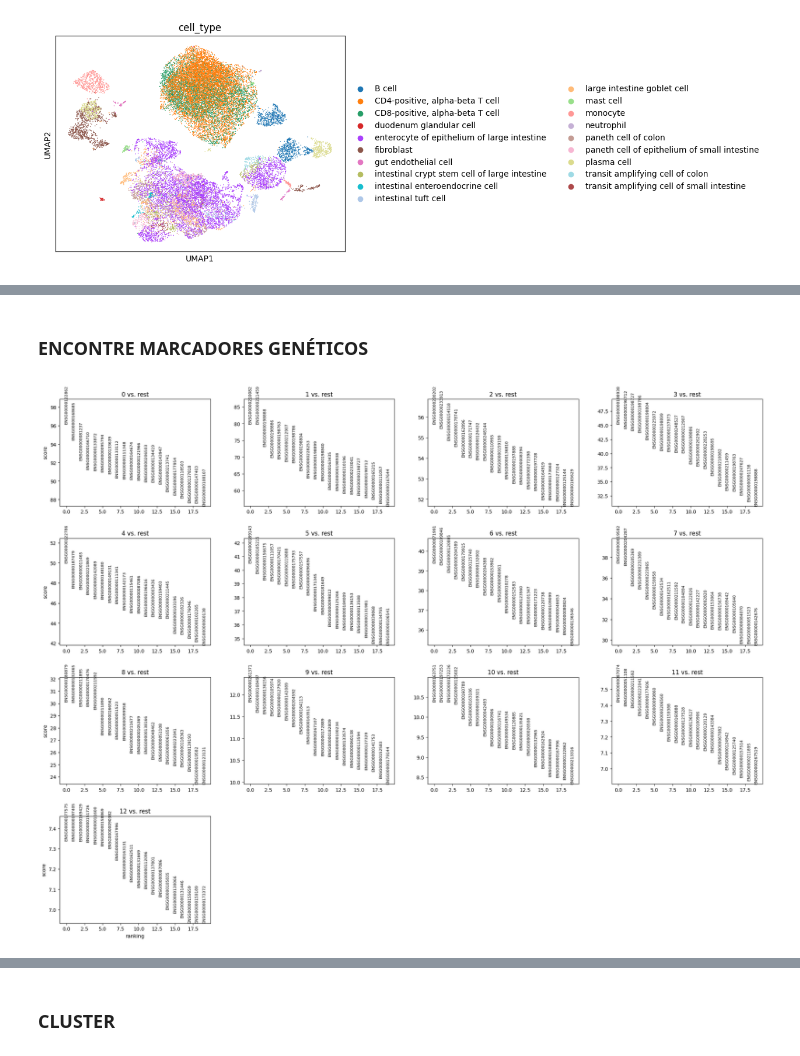
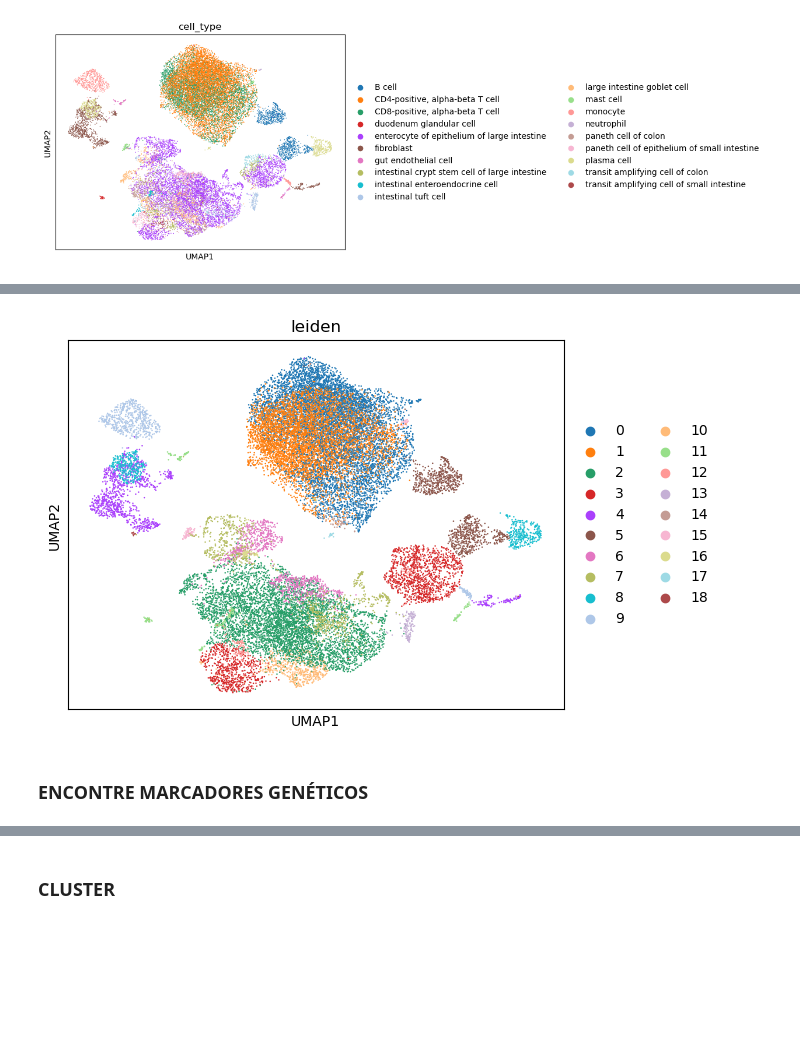
Before and after one commit to monocas/Bio_single_math, a Jupyter notebook: Biomath - Single Cells.ipynb, the cells around one changed output, grey strips where cells are left out. Saved outputs shown, nothing was run; the diff lists cells and outputs as text; code cells hidden in the pictures; blank space fills up the shorter version.

Commit message:
Muitos plots e dados

```diff
--- a/Biomath - Single Cells.ipynb
+++ b/Biomath - Single Cells.ipynb
@@ -25,6 +28,5 @@ import random
 # %%
-
-# Leitura do orimeiro arquivo .h5ad
+# Leitura do primeiro arquivo .h5ad
 adata = sc.read_h5ad('large.h5ad')
 
 # Leitura do segundo arquivo .h5ad
@@ -33,9 +35,12 @@ adatinha = sc.read_h5ad('small.h5ad')
 # Analisa a compatibilidade da estrutura dos dois datasets e se forem compatíveis, realizar o merge com o comando 'concat'
 if adata.shape[1] == adatinha.shape[1]:
 
-    merged_adata = ad.concat([adata, adatinha], index_unique=None)
+    merged_adata = ad.concat([adata, adatinha], merge='unique')
 else:
     print("The AnnData objects have incompatible shapes and cannot be merged.")
+
+sc.pp.filter_cells(merged_adata, min_genes=200) #get rid of cells with fewer than 200 genes
+sc.pp.filter_genes(merged_adata, min_cells=3) #get rid of genes that are found in fewer than 3 cells
 # %%
 # Intestino Delgado
 display(adata)
@@ -91,7 +99,8 @@ sc.pl.umap(merged_adata, color='cell_type')
+# %%
+sc.pp.neighbors(merged_adata)
+sc.tl.leiden(merged_adata, resolution = 0.30)
+sc.pl.umap(merged_adata, color=['leiden'])
+# %% [output]
+[figure, added]
 # %% [markdown]
 <h3 align="="> ENCONTRE MARCADORES GENÉTICOS  </h3>
-# %%
-sc.tl.rank_genes_groups(adata, 'leiden', method='wilcoxon')
-sc.pl.rank_genes_groups(adata, sharey=False)
-# %% [output]
-[figure, removed]
```
Also changed, not shown: parts of 20 cells of this notebook.
